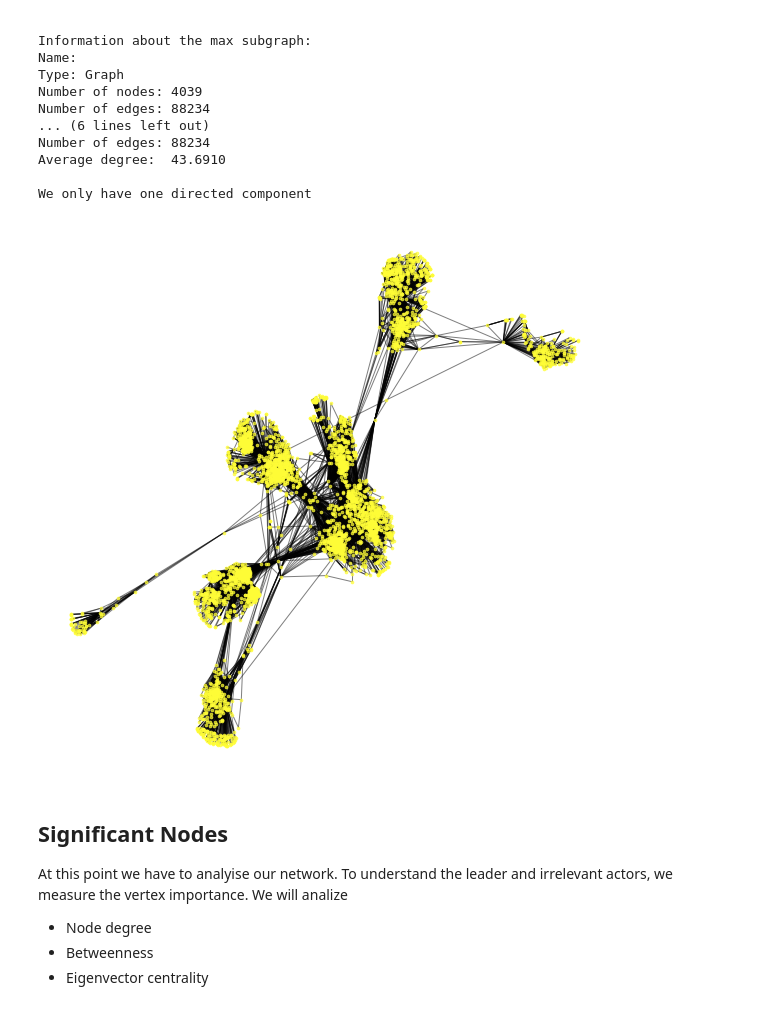
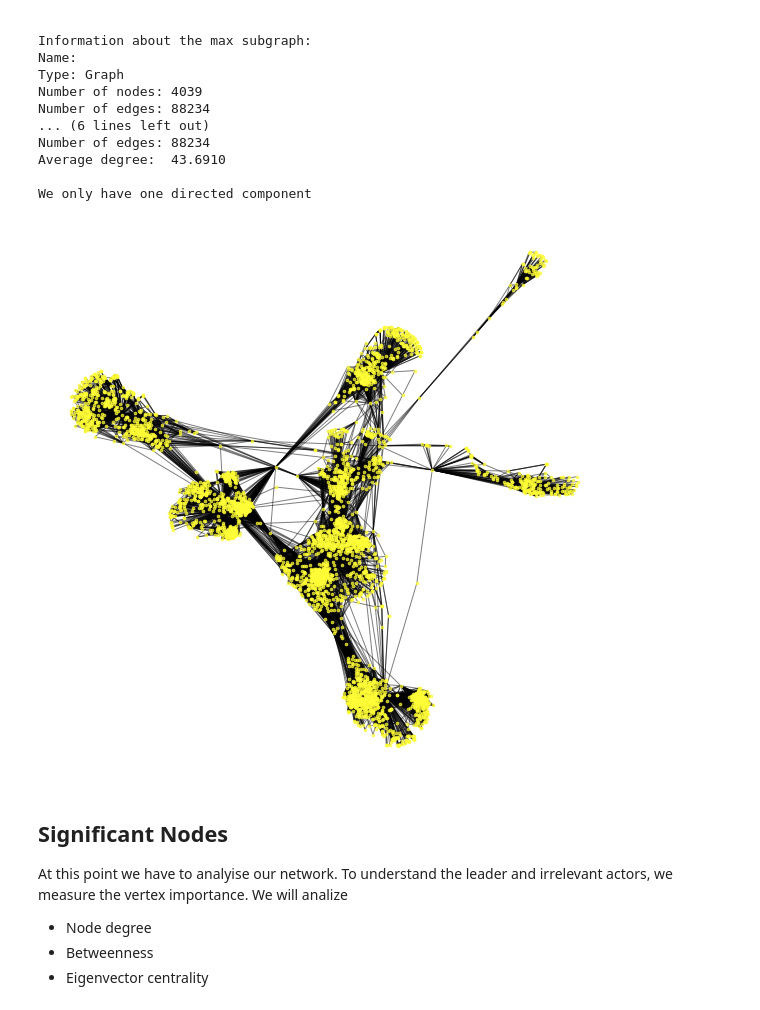
Before and after one commit to anitamezzetti/EPFL_Data_science_in_practice, a Jupyter notebook: Problem Set 3/ps3.ipynb, the cells around one changed output. Drawn from its saved outputs; the diff is of its cells as text; code cells hidden in the pictures.

```diff
--- a/Problem Set 3/ps3.ipynb
+++ b/Problem Set 3/ps3.ipynb
@@ -56,4 +57,10 @@ We only have one directed component
 
 nodes = list(G.nodes)
 num_nodes = G.number_of_nodes()
-position = nx.spring_layout(G) # position nodes using Fruchterman-Reingold force-directed algorithm.
+
+#position = nx.spring_layout(G) # position nodes using Fruchterman-Reingold force-directed algorithm.
+#with open('position.p', 'wb') as fp:
+#    pickle.dump(position, fp, protocol=pickle.HIGHEST_PROTOCOL)
+# %%
+with open('position.p', 'rb') as fp:
+    position = pickle.load(fp)
@@ -85,9 +97,9 @@ def plot_network(G, position, nodes, Z, color_special, first_figure, last_figure
     if last_figure==True: plt.show()
 # %%
 # plot of the network:
-plot_network(G, position, nodes, [], 'r', True, True, [])
+plot_network(G, position_try, nodes, [], 'r', True, True, [])
 # %% [output]
-[figure, old version]
+[figure, new version]
 # %% [markdown]
 ## Significant Nodes
 At this point we have to analyise our network. To understand the leader and irrelevant actors, we measure the vertex importance. We will analize
```
Also changed, not shown: parts of 32 cells of this notebook, 5 other files.
